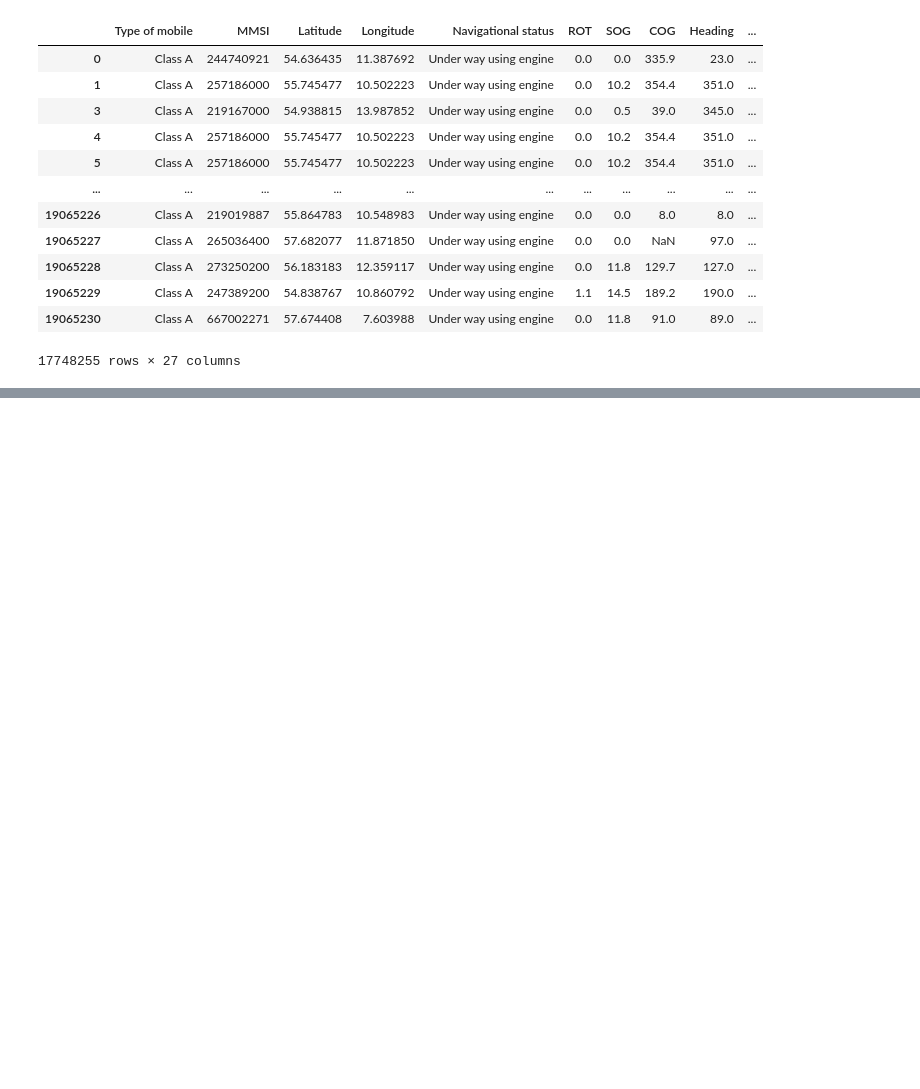
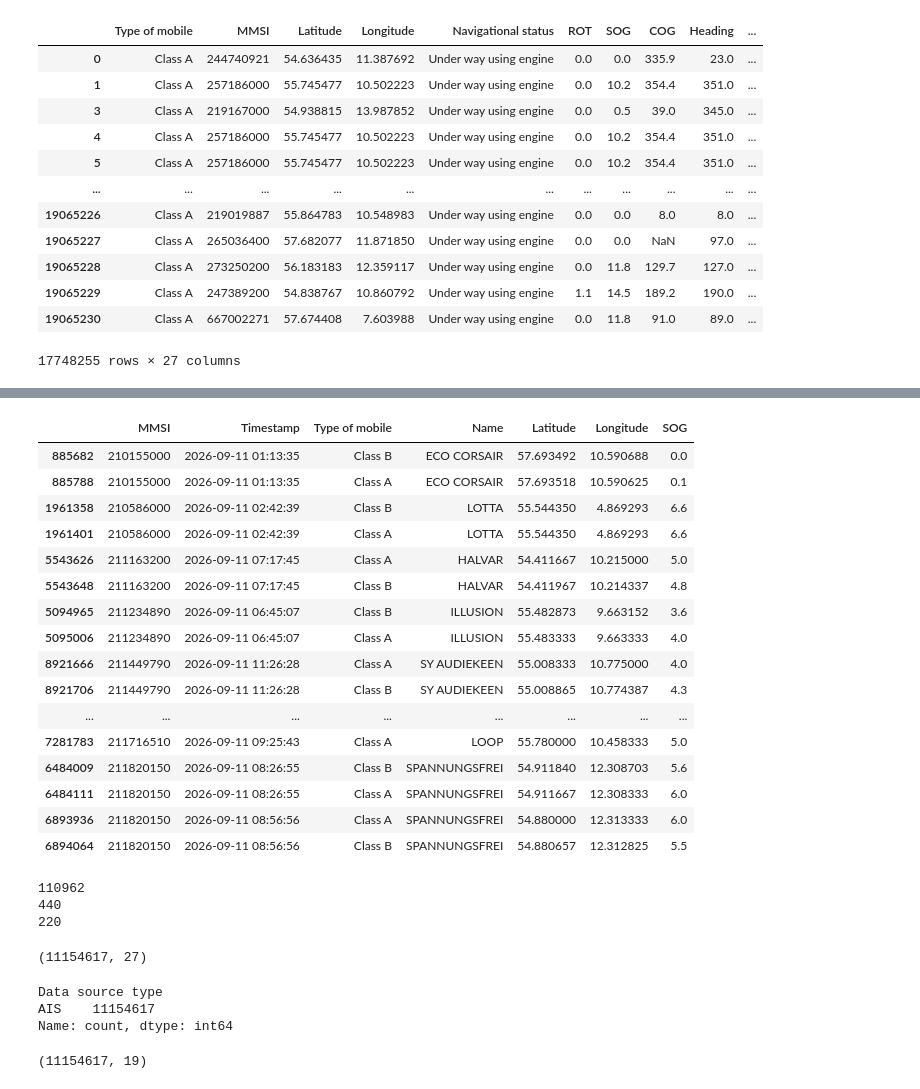
Before and after one commit to abir171915/vessel_tracking, a Jupyter notebook: ve_track.ipynb, the cells around one changed output, grey strips where cells are left out. Drawn from its saved outputs; the diff is of its cells as text; code cells hidden in the pictures; blank space fills up the shorter version.

```diff
--- a/ve_track.ipynb
+++ b/ve_track.ipynb
@@ -176,0 +189,3 @@ df1
+# %%
+df1 = df1.drop_duplicates()
+df1.shape
@@ -176,0 +194,5 @@ df1
+# %%
+conflicts = df1[df1.duplicated(subset=["MMSI", "Timestamp"], keep= False)]
+conflicts = conflicts.sort_values(["MMSI", "Timestamp"])
+print(len(conflicts))
+conflicts.head(6)
@@ -176,0 +229,48 @@ df1
+# %%
+tm = conflicts.groupby(["MMSI", "Timestamp"])["Type of mobile"].transform("nunique") > 1
+conflicts[tm][["MMSI", "Timestamp", "Type of mobile", "Name", "Latitude", "Longitude", "SOG"]].head(20)
+# %% [output]
+|  | MMSI | Timestamp | Type of mobile | Name | Latitude | Longitude | SOG |
+| 885682 | 210155000 | 2026-09-11 01:13:35 | Class B | ECO CORSAIR | 57.693492 | 10.590688 | 0.0 |
+| 885788 | 210155000 | 2026-09-11 01:13:35 | Class A | ECO CORSAIR | 57.693518 | 10.590625 | 0.1 |
+| 1961358 | 210586000 | 2026-09-11 02:42:39 | Class B | LOTTA | 55.544350 | 4.869293 | 6.6 |
+| 1961401 | 210586000 | 2026-09-11 02:42:39 | Class A | LOTTA | 55.544350 | 4.869293 | 6.6 |
+| 5543626 | 211163200 | 2026-09-11 07:17:45 | Class A | HALVAR | 54.411667 | 10.215000 | 5.0 |
+| 5543648 | 211163200 | 2026-09-11 07:17:45 | Class B | HALVAR | 54.411967 | 10.214337 | 4.8 |
+| 5094965 | 211234890 | 2026-09-11 06:45:07 | Class B | ILLUSION | 55.482873 | 9.663152 | 3.6 |
+| 5095006 | 211234890 | 2026-09-11 06:45:07 | Class A | ILLUSION | 55.483333 | 9.663333 | 4.0 |
+| 8921666 | 211449790 | 2026-09-11 11:26:28 | Class A | SY AUDIEKEEN | 55.008333 | 10.775000 | 4.0 |
+| 8921706 | 211449790 | 2026-09-11 11:26:28 | Class B | SY AUDIEKEEN | 55.008865 | 10.774387 | 4.3 |
+| ... | ... | ... | ... | ... | ... | ... | ... |
+| 7281783 | 211716510 | 2026-09-11 09:25:43 | Class A | LOOP | 55.780000 | 10.458333 | 5.0 |
+| 6484009 | 211820150 | 2026-09-11 08:26:55 | Class B | SPANNUNGSFREI | 54.911840 | 12.308703 | 5.6 |
+| 6484111 | 211820150 | 2026-09-11 08:26:55 | Class A | SPANNUNGSFREI | 54.911667 | 12.308333 | 6.0 |
+| 6893936 | 211820150 | 2026-09-11 08:56:56 | Class A | SPANNUNGSFREI | 54.880000 | 12.313333 | 6.0 |
+| 6894064 | 211820150 | 2026-09-11 08:56:56 | Class B | SPANNUNGSFREI | 54.880657 | 12.312825 | 5.5 |
+# %%
+print(len(conflicts))
+print(tm.sum())
+print(conflicts.groupby(["MMSI", "Timestamp"])["Type of mobile"].nunique().gt(1).sum())
+# %% [output]
+110962
+440
+220
+# %%
+df1 = df1.drop_duplicates(subset=["MMSI", "Timestamp"], keep="first")
+df1.shape
+# %% [output]
+(11154617, 27)
+# %%
+df1["Data source type"].value_counts(dropna=False)
+# %% [output]
+Data source type
+AIS    11154617
+Name: count, dtype: int64
+# %%
+drop_cols = ["A", "B", "C", "D", "Cargo type", "ETA",
+             "Data source type", "Type of position fixing device"]
+
+df1 = df1.drop(columns=drop_cols)
+df1.shape
+# %% [output]
+(11154617, 19)
```
Also changed, not shown: parts of 7 cells of this notebook.
